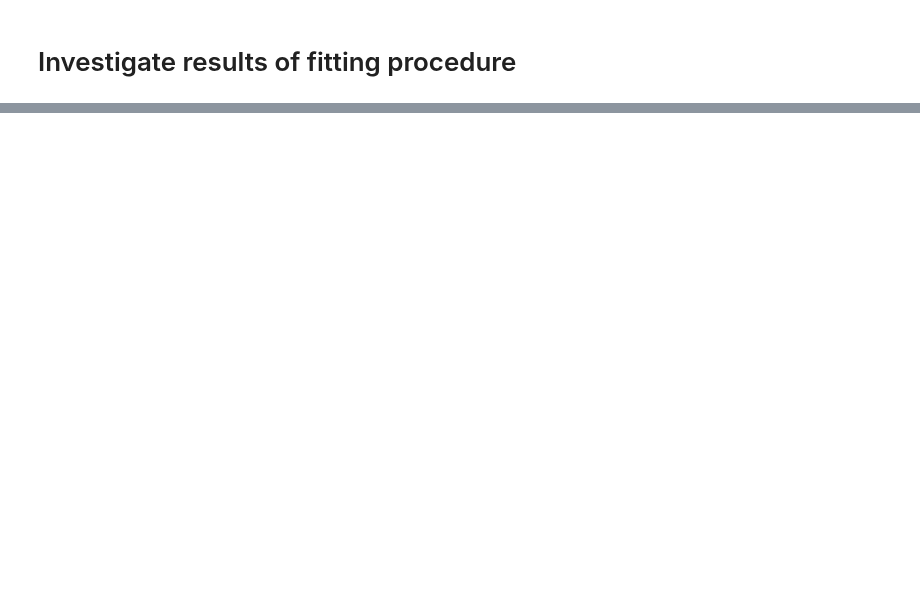
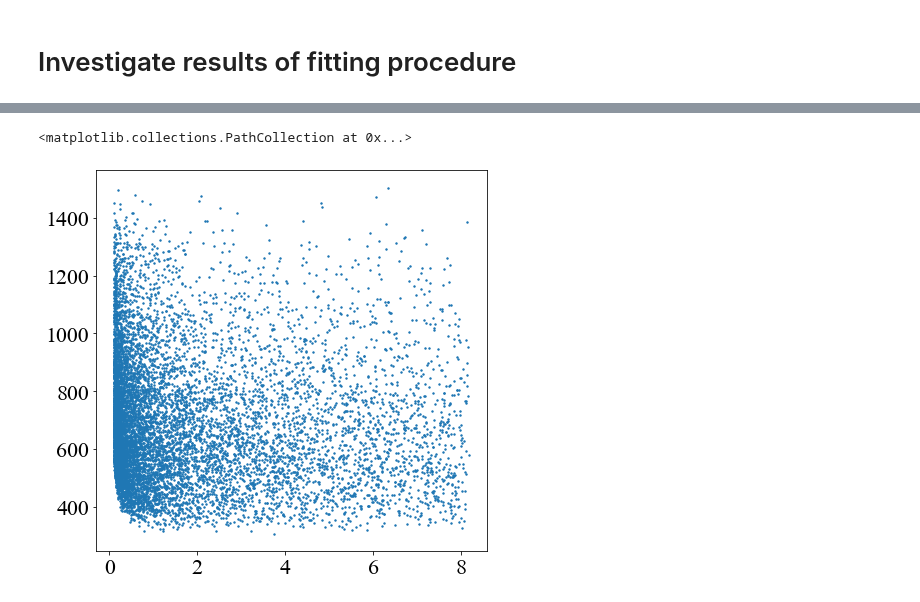
Before and after one commit to SvPoder/exoplanets, a Jupyter notebook: jupyter-notebook/reconstructed_DM.ipynb, the cells around one changed output, grey strips where cells are left out. Saved outputs shown, nothing was run; the diff lists cells and outputs as text; code cells hidden in the pictures; blank space fills up the shorter version.

```diff
--- a/jupyter-notebook/reconstructed_DM.ipynb
+++ b/jupyter-notebook/reconstructed_DM.ipynb
@@ -73,0 +118,38 @@ ax[1].add_artist(text_box)
+# %%
+# Local DM density
+rho0 = 0.42 # GeV/cm3
+
+rel_unc_Tobs = 0.03
+nBDs         = 10000
+
+## load theoretical BD cooling model taken from Saumon & Marley '08 (fig 2)
+age  = {}; logL = {}; L = {}; Teff = {}
+M    = [0.005, 0.01, 0.02, 0.03, 0.04, 0.05, 0.06, 0.07, 0.08]
+# TODO simplify by directly interpolating heating/luminosity
+for m in M:
+    data = np.genfromtxt("../python/cluster/data/saumon_marley_fig2_" + str(m) + ".dat",
+                     unpack=True)
+    age[m]  = data[0]
+    heat_int   = np.power(10, data[1])*L_sun.value
+    Teff[m] = temperature(heat_int, R_jup)
+log_age  = np.linspace(6.1, 9.92, 10)
+_log_age = []
+_mass    = []
+_teff    = []
+for m in M:
+    Teff_interp = interp1d(age[m], Teff[m])
+    for lage in log_age:
+        _log_age.append(lage)
+        _mass.append(m)
+        _teff.append(Teff_interp(lage))
+# effective temperature (wo DM heating) vs log(age) and mass exoplanet
+Teff_interp_2d = interp2d(_log_age, _mass, _teff)
+
+## mock sample of BDs
+r_obs, Tobs, rel_unc_Tobs, Teff, mass, log_ages = mock_population(nBDs, rel_unc_Tobs)
+# %%
+fig, ax = plt.subplots(1, 1, figsize=(7, 7))
+ax.scatter(r_obs, Tobs, s=2)
+# %% [output]
+<matplotlib.collections.PathCollection at 0x...>
+[figure, added]
```
Also changed, not shown: parts of 6 cells of this notebook, 1 other file.
